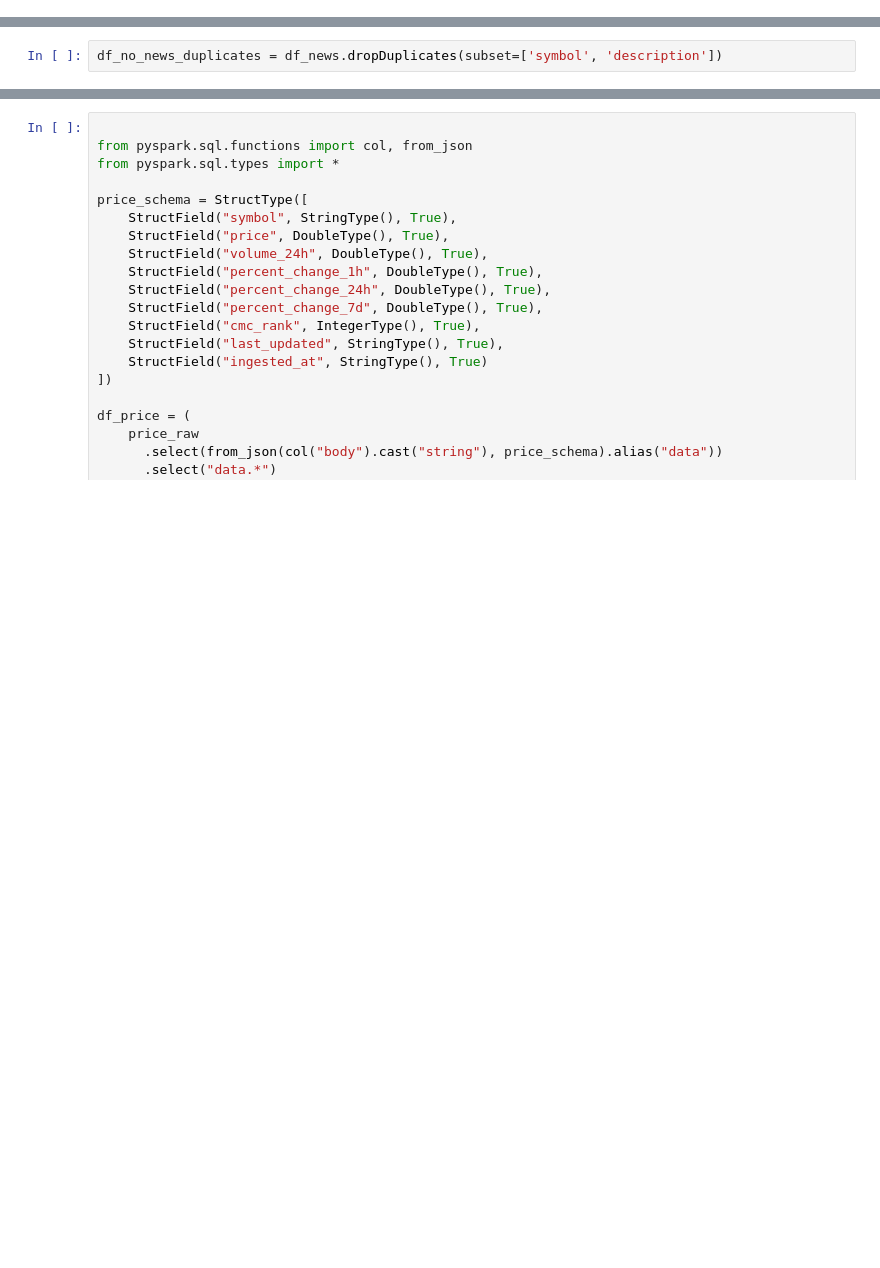
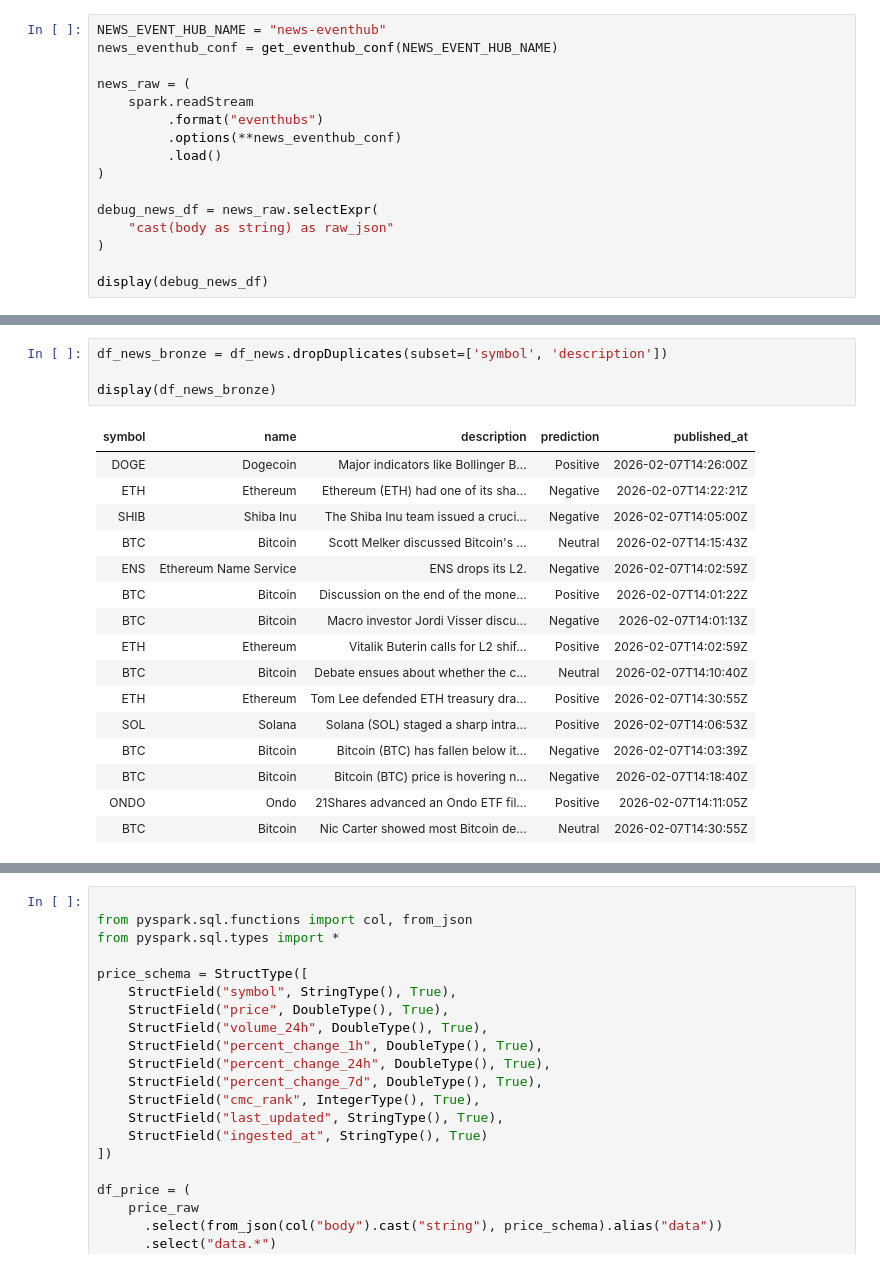
Before and after one commit to sohailiqrar/genai-powered-crypto-sentiment-etl, a Jupyter notebook: spark/Bronze Layer.ipynb, the cells around one changed output, grey strips where cells are left out. Cells and saved outputs as stored; diff of their text form; blank space fills up the shorter version.

```diff
--- a/spark/Bronze Layer.ipynb
+++ b/spark/Bronze Layer.ipynb
@@ -50,0 +35,16 @@ display(debug_news_df)
+# %%
+NEWS_EVENT_HUB_NAME = "news-eventhub"
+news_eventhub_conf = get_eventhub_conf(NEWS_EVENT_HUB_NAME)
+
+news_raw = (
+    spark.readStream
+         .format("eventhubs")
+         .options(**news_eventhub_conf)
+         .load()
+)
+
+debug_news_df = news_raw.selectExpr(
+    "cast(body as string) as raw_json"
+)
+
+display(debug_news_df)
@@ -122,2 +127,21 @@ display(df_news)
 # %%
-df_no_news_duplicates = df_news.dropDuplicates(subset=['symbol', 'description'])
+df_news_bronze = df_news.dropDuplicates(subset=['symbol', 'description'])
+
+display(df_news_bronze)
+# %% [output]
+| symbol | name | description | prediction | published_at |
+| DOGE | Dogecoin | Major indicators like Bollinger B... | Positive | 2026-02-07T14:26:00Z |
+| ETH | Ethereum | Ethereum (ETH) had one of its sha... | Negative | 2026-02-07T14:22:21Z |
+| SHIB | Shiba Inu | The Shiba Inu team issued a cruci... | Negative | 2026-02-07T14:05:00Z |
+| BTC | Bitcoin | Scott Melker discussed Bitcoin's ... | Neutral | 2026-02-07T14:15:43Z |
+| ENS | Ethereum Name Service | ENS drops its L2. | Negative | 2026-02-07T14:02:59Z |
+| BTC | Bitcoin | Discussion on the end of the mone... | Positive | 2026-02-07T14:01:22Z |
+| BTC | Bitcoin | Macro investor Jordi Visser discu... | Negative | 2026-02-07T14:01:13Z |
+| ETH | Ethereum | Vitalik Buterin calls for L2 shif... | Positive | 2026-02-07T14:02:59Z |
+| BTC | Bitcoin | Debate ensues about whether the c... | Neutral | 2026-02-07T14:10:40Z |
+| ETH | Ethereum | Tom Lee defended ETH treasury dra... | Positive | 2026-02-07T14:30:55Z |
+| SOL | Solana | Solana (SOL) staged a sharp intra... | Positive | 2026-02-07T14:06:53Z |
+| BTC | Bitcoin | Bitcoin (BTC) has fallen below it... | Negative | 2026-02-07T14:03:39Z |
+| BTC | Bitcoin | Bitcoin (BTC) price is hovering n... | Negative | 2026-02-07T14:18:40Z |
+| ONDO | Ondo | 21Shares advanced an Ondo ETF fil... | Positive | 2026-02-07T14:11:05Z |
+| BTC | Bitcoin | Nic Carter showed most Bitcoin de... | Neutral | 2026-02-07T14:30:55Z |
```
Also changed, not shown: parts of 21 cells of this notebook, 1 other file.
